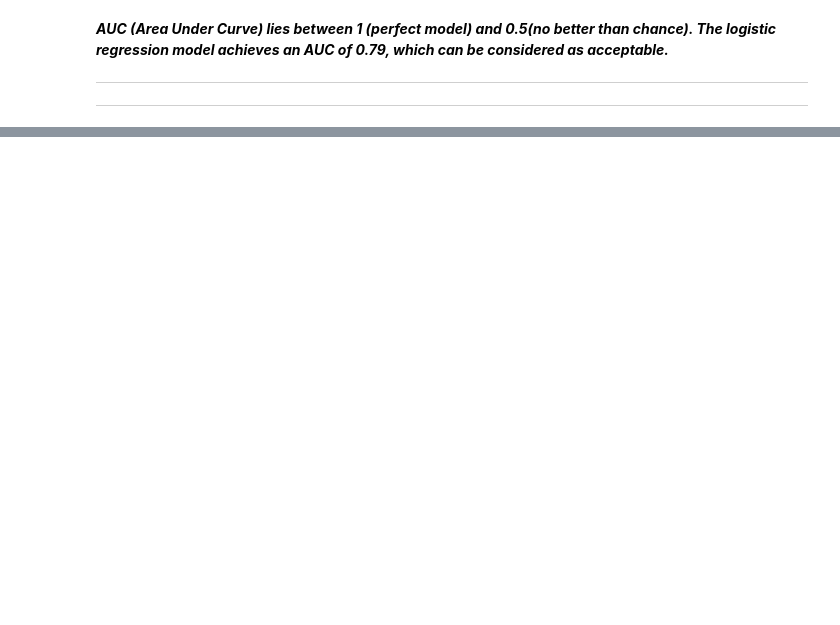
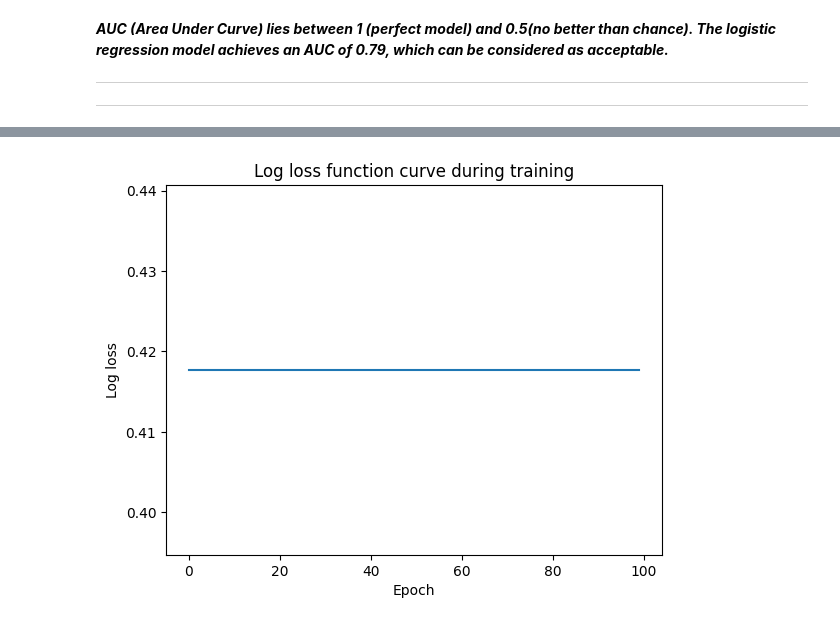
Before and after one commit to noelmt7/LAB-5, a Jupyter notebook: 2348538_LAB5.ipynb, the cells around one changed output, grey strips where cells are left out. Saved outputs shown, nothing was run; the diff lists cells and outputs as text; code cells hidden in the pictures; blank space fills up the shorter version.

```diff
--- a/2348538_LAB5.ipynb
+++ b/2348538_LAB5.ipynb
@@ -258,0 +289,21 @@ plt.show()
+# %%
+from sklearn.metrics import log_loss
+epochs = 100
+# Get the training loss
+train_losses = []
+for epoch in range(epochs):
+    # Train the model
+    clf.fit(X_train, y_train)
+
+    # Calculate the loss
+    train_loss = log_loss(y_train, clf.predict_proba(X_train))
+    train_losses.append(train_loss)
+
+# Plot the loss curve
+plt.plot(train_losses)
+plt.xlabel("Epoch")
+plt.ylabel("Log loss")
+plt.title("Log loss function curve during training")
+plt.show()
+# %% [output]
+[figure, added]
```
Also changed, not shown: parts of 14 cells of this notebook.
